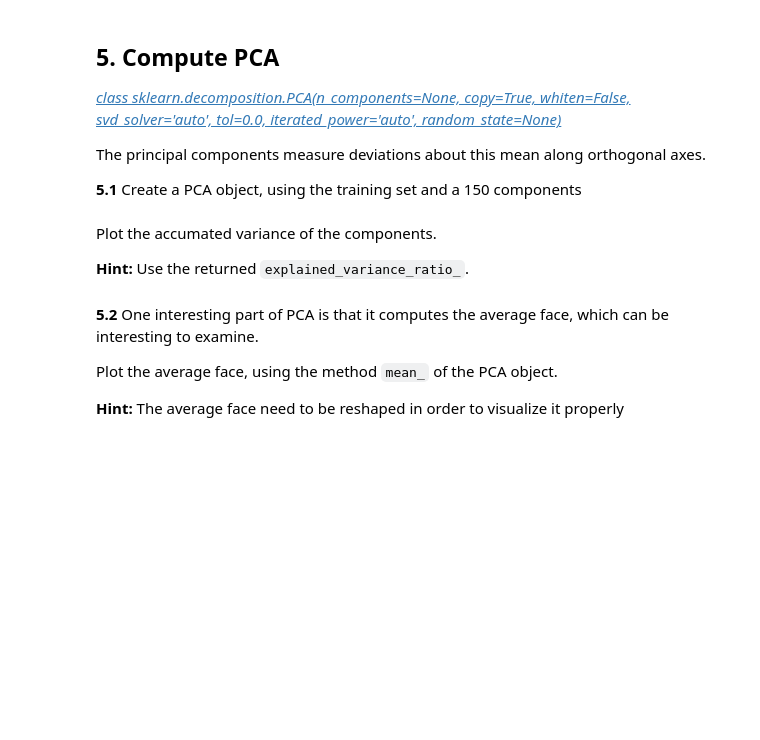
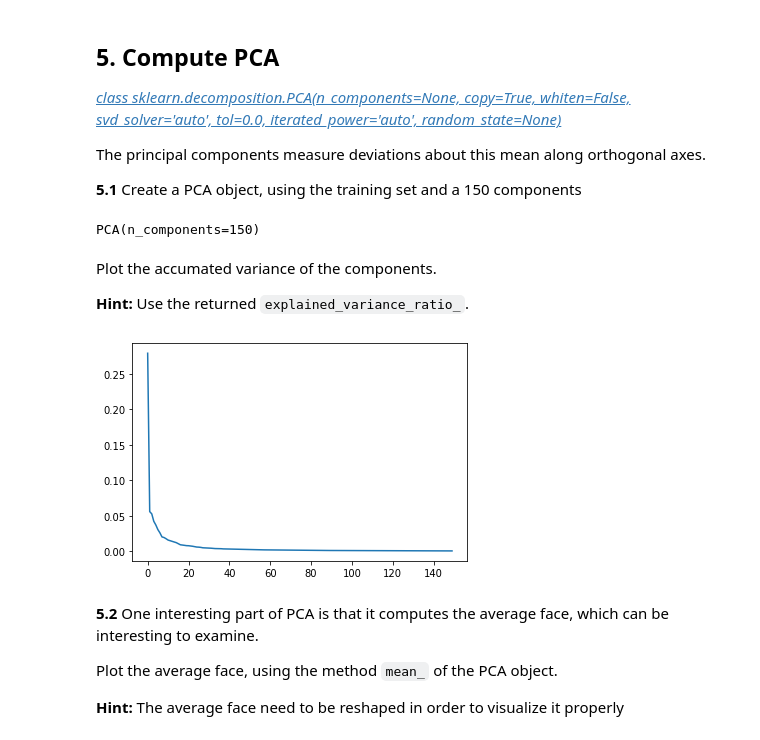
Before and after one commit to mates-info/artificial-vision, a Jupyter notebook: p6/P6_AntonioTigri_AndreuVall/P6_2022_23.ipynb, the cells around one changed output. Drawn from its saved outputs; the diff is of its cells as text; code cells hidden in the pictures; blank space fills up the shorter version.

```diff
--- a/p6/P6_AntonioTigri_AndreuVall/P6_2022_23.ipynb
+++ b/p6/P6_AntonioTigri_AndreuVall/P6_2022_23.ipynb
@@ -361,4 +386,5 @@ Face dataset features:
 
 Hint: use the train_test_split function.
 # %%
-#your solution
+X, y = data['images'], data['target']
+X_train, X_test, y_train, y_test = train_test_split(X, y, test_size=0.3)
@@ -371,13 +401,21 @@ The principal components measure deviations about this mean along orthogonal axe
 
 **5.1** Create a PCA object, using the training set and a 150 components
 # %%
-#your solution
+from sklearn.decomposition import PCA
+
+pca = PCA(n_components=150)
+pca.fit(X_train.reshape(X_train.shape[0], -1))
+# %% [output]
+PCA(n_components=150)
 # %% [markdown]
 Plot the accumated variance of the components.
 
 **Hint:** Use the returned `explained_variance_ratio_`.
 # %%
-#your solution
+plt.plot(pca.explained_variance_ratio_)
+plt.show()
+# %% [output]
+[figure, added]
 # %% [markdown]
 **5.2** One interesting part of PCA is that it computes the average face, which can be interesting to examine.
 
```
Also changed, not shown: parts of 18 cells of this notebook.
